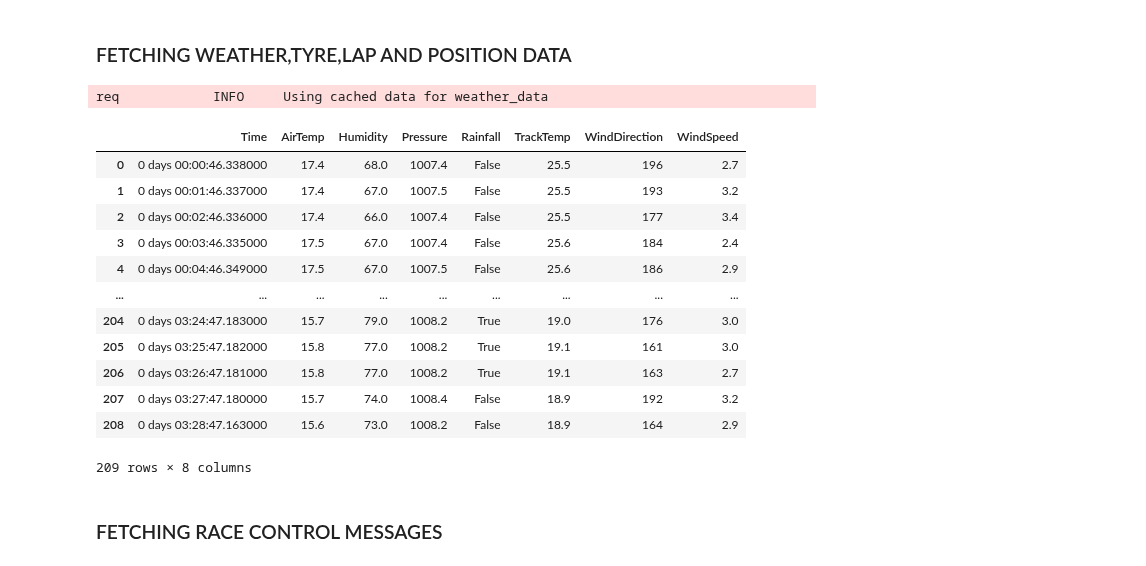
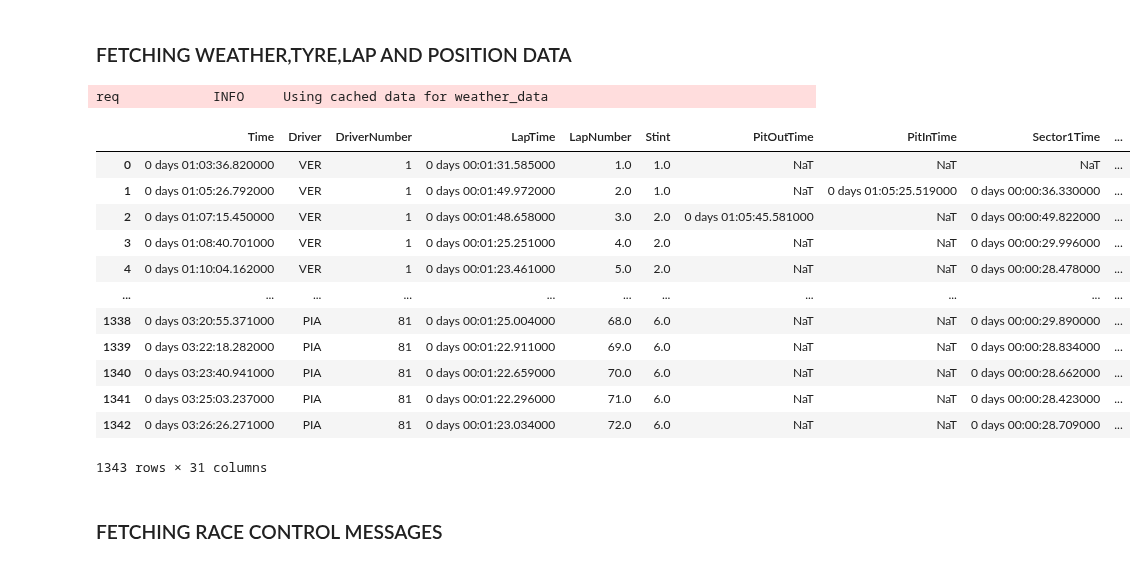
Before and after one commit to PrabhuPugal/Virtual-Race-Engineer, a Jupyter notebook: Virtual Race Engineer.ipynb, the cells around one changed output. Drawn from its saved outputs; the diff is of its cells as text; code cells hidden in the pictures.

```diff
--- a/Virtual Race Engineer.ipynb
+++ b/Virtual Race Engineer.ipynb
@@ -66,24 +66,24 @@ telemetry_data
 # %%
 weather_data=pd.DataFrame(fap.weather_data(session.api_path))
 tyre_data = laps[['Driver', 'LapNumber', 'Compound', 'FreshTyre','TyreLife']]
-lap_data=laps[['Driver','LapNumber','LapTime','Sector1Time','Sector2Time','Sector3Time','IsAccurate']]
+lap_data=laps[['Time','Driver','DriverNumber','LapNumber','LapTime','Sector1Time','Sector2Time','Sector3Time','IsAccurate']]
 position_data=laps[['Driver','LapNumber','Position']]
-weather_data
+laps
 # %% [output]
 req            INFO     Using cached data for weather_data
-|  | Time | AirTemp | Humidity | Pressure | Rainfall | TrackTemp | WindDirection | WindSpeed |
-| 0 | 0 days 00:00:46.338000 | 17.4 | 68.0 | 1007.4 | False | 25.5 | 196 | 2.7 |
-| 1 | 0 days 00:01:46.337000 | 17.4 | 67.0 | 1007.5 | False | 25.5 | 193 | 3.2 |
-| 2 | 0 days 00:02:46.336000 | 17.4 | 66.0 | 1007.4 | False | 25.5 | 177 | 3.4 |
-| 3 | 0 days 00:03:46.335000 | 17.5 | 67.0 | 1007.4 | False | 25.6 | 184 | 2.4 |
-| 4 | 0 days 00:04:46.349000 | 17.5 | 67.0 | 1007.5 | False | 25.6 | 186 | 2.9 |
-| ... | ... | ... | ... | ... | ... | ... | ... | ... |
-| 204 | 0 days 03:24:47.183000 | 15.7 | 79.0 | 1008.2 | True | 19.0 | 176 | 3.0 |
-| 205 | 0 days 03:25:47.182000 | 15.8 | 77.0 | 1008.2 | True | 19.1 | 161 | 3.0 |
-| 206 | 0 days 03:26:47.181000 | 15.8 | 77.0 | 1008.2 | True | 19.1 | 163 | 2.7 |
-| 207 | 0 days 03:27:47.180000 | 15.7 | 74.0 | 1008.4 | False | 18.9 | 192 | 3.2 |
-| 208 | 0 days 03:28:47.163000 | 15.6 | 73.0 | 1008.2 | False | 18.9 | 164 | 2.9 |
+|  | Time | Driver | DriverNumber | LapTime | LapNumber | Stint | PitOutTime | PitInTime | Sector1Time | ... |
+| 0 | 0 days 01:03:36.820000 | VER | 1 | 0 days 00:01:31.585000 | 1.0 | 1.0 | NaT | NaT | NaT | ... |
+| 1 | 0 days 01:05:26.792000 | VER | 1 | 0 days 00:01:49.972000 | 2.0 | 1.0 | NaT | 0 days 01:05:25.519000 | 0 days 00:00:36.330000 | ... |
+| 2 | 0 days 01:07:15.450000 | VER | 1 | 0 days 00:01:48.658000 | 3.0 | 2.0 | 0 days 01:05:45.581000 | NaT | 0 days 00:00:49.822000 | ... |
+| 3 | 0 days 01:08:40.701000 | VER | 1 | 0 days 00:01:25.251000 | 4.0 | 2.0 | NaT | NaT | 0 days 00:00:29.996000 | ... |
+| 4 | 0 days 01:10:04.162000 | VER | 1 | 0 days 00:01:23.461000 | 5.0 | 2.0 | NaT | NaT | 0 days 00:00:28.478000 | ... |
+| ... | ... | ... | ... | ... | ... | ... | ... | ... | ... | ... |
+| 1338 | 0 days 03:20:55.371000 | PIA | 81 | 0 days 00:01:25.004000 | 68.0 | 6.0 | NaT | NaT | 0 days 00:00:29.890000 | ... |
+| 1339 | 0 days 03:22:18.282000 | PIA | 81 | 0 days 00:01:22.911000 | 69.0 | 6.0 | NaT | NaT | 0 days 00:00:28.834000 | ... |
+| 1340 | 0 days 03:23:40.941000 | PIA | 81 | 0 days 00:01:22.659000 | 70.0 | 6.0 | NaT | NaT | 0 days 00:00:28.662000 | ... |
+| 1341 | 0 days 03:25:03.237000 | PIA | 81 | 0 days 00:01:22.296000 | 71.0 | 6.0 | NaT | NaT | 0 days 00:00:28.423000 | ... |
+| 1342 | 0 days 03:26:26.271000 | PIA | 81 | 0 days 00:01:23.034000 | 72.0 | 6.0 | NaT | NaT | 0 days 00:00:28.709000 | ... |
-209 rows × 8 columns
+1343 rows × 31 columns
 # %% [markdown]
 ### FETCHING RACE CONTROL MESSAGES
 # %%
```
Also changed, not shown: parts of 7 cells of this notebook, 1 other file.
